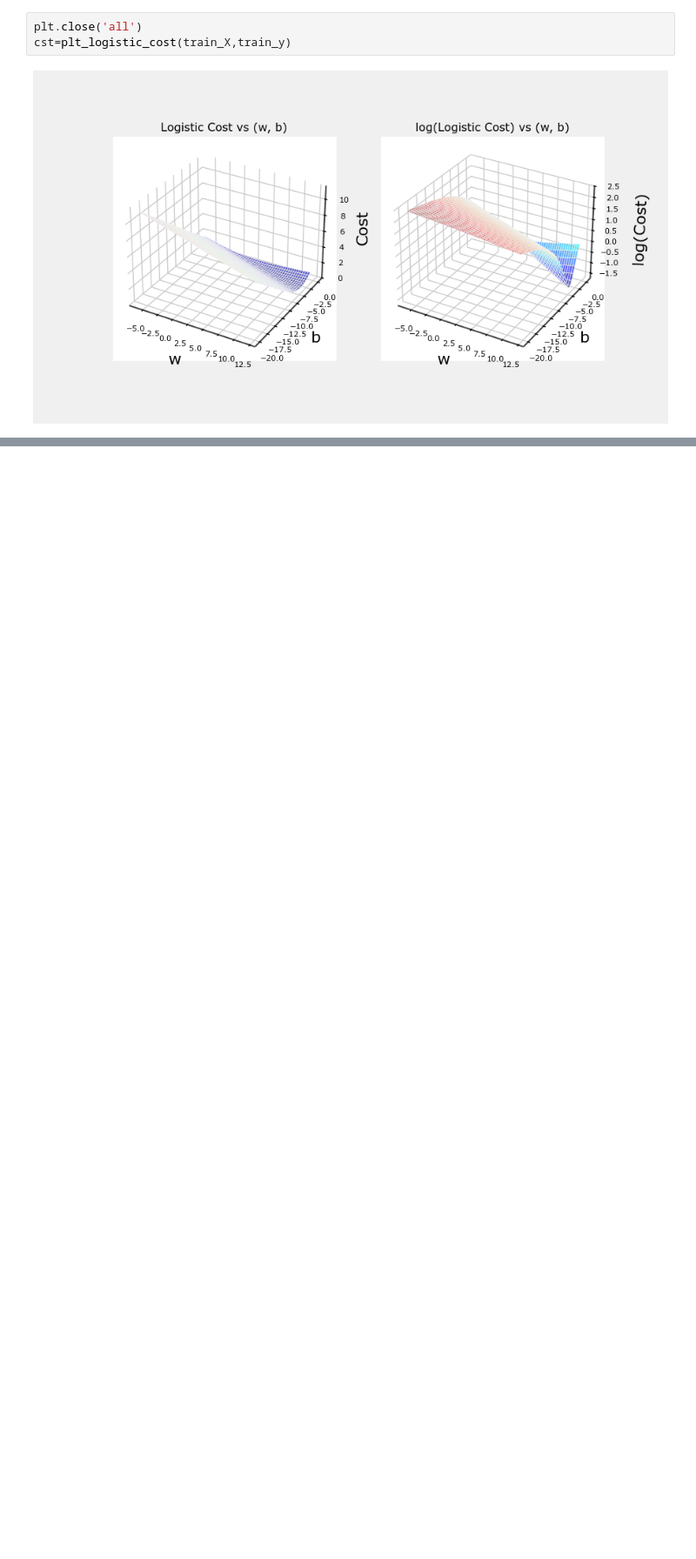
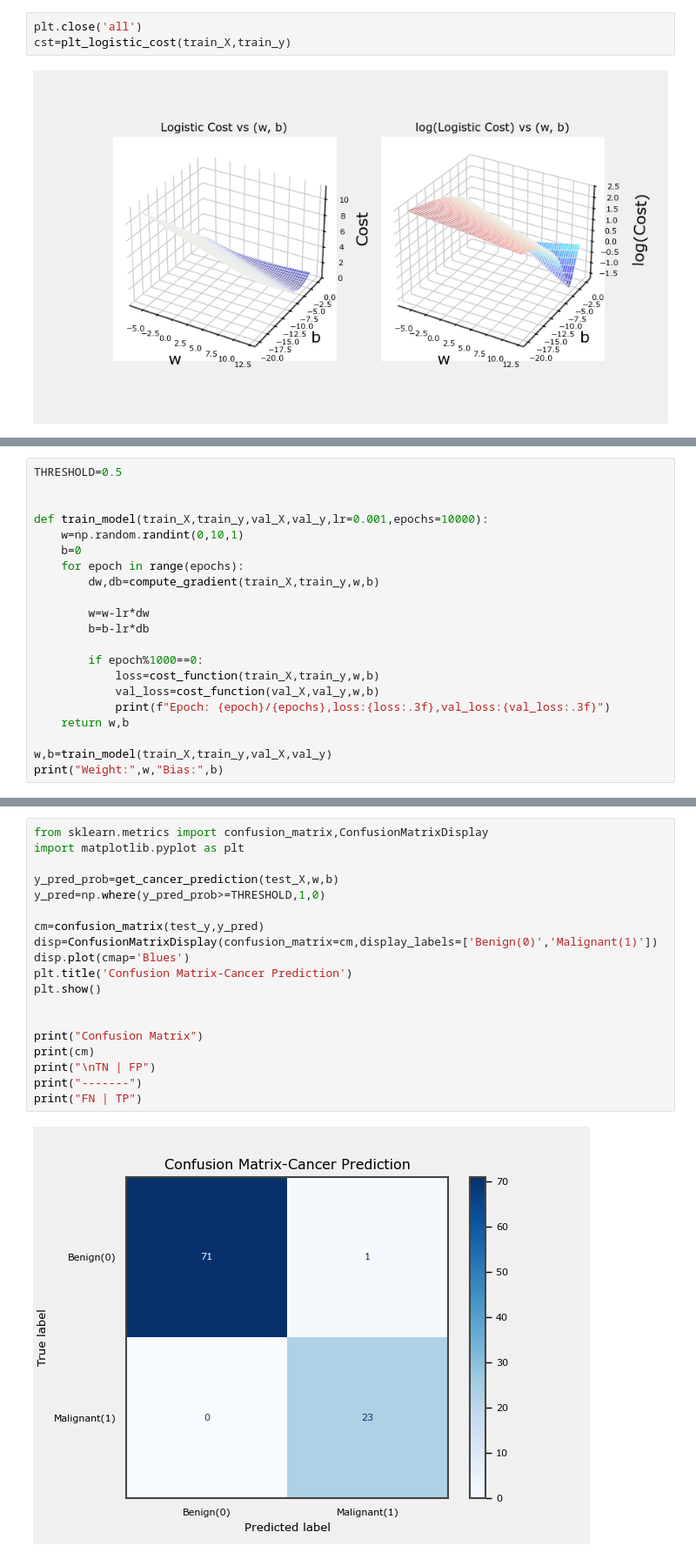
Before and after one commit to Irtisam99/Classification_Analysis, a Jupyter notebook: Logistic_regression for Classification Task.ipynb, the cells around one changed output, grey strips where cells are left out. Shown at 87% size. Drawn from its saved outputs; the diff is of its cells as text; blank space fills up the shorter version.

Commit message:
Training and testing

```diff
--- a/Logistic_regression for Classification Task.ipynb
+++ b/Logistic_regression for Classification Task.ipynb
@@ -271,0 +307,21 @@ cst=plt_logistic_cost(train_X,train_y)
+# %%
+THRESHOLD=0.5
+
+
+def train_model(train_X,train_y,val_X,val_y,lr=0.001,epochs=10000):
+    w=np.random.randint(0,10,1)
+    b=0
+    for epoch in range(epochs):
+        dw,db=compute_gradient(train_X,train_y,w,b)
+
+        w=w-lr*dw
+        b=b-lr*db
+
+        if epoch%1000==0:
+            loss=cost_function(train_X,train_y,w,b)
+            val_loss=cost_function(val_X,val_y,w,b)
+            print(f"Epoch: {epoch}/{epochs},loss:{loss:.3f},val_loss:{val_loss:.3f}")
+    return w,b
+
+w,b=train_model(train_X,train_y,val_X,val_y)
+print("Weight:",w,"Bias:",b)
@@ -271,0 +372,21 @@ cst=plt_logistic_cost(train_X,train_y)
+# %%
+from sklearn.metrics import confusion_matrix,ConfusionMatrixDisplay
+import matplotlib.pyplot as plt
+
+y_pred_prob=get_cancer_prediction(test_X,w,b)
+y_pred=np.where(y_pred_prob>=THRESHOLD,1,0)
+
+cm=confusion_matrix(test_y,y_pred)
+disp=ConfusionMatrixDisplay(confusion_matrix=cm,display_labels=['Benign(0)','Malignant(1)'])
+disp.plot(cmap='Blues')
+plt.title('Confusion Matrix-Cancer Prediction')
+plt.show()
+
+
+print("Confusion Matrix")
+print(cm)
+print("\nTN | FP")
+print("-------")
+print("FN | TP")
+# %% [output]
+[figure, added]
```
Also changed, not shown: parts of 7 cells of this notebook.
